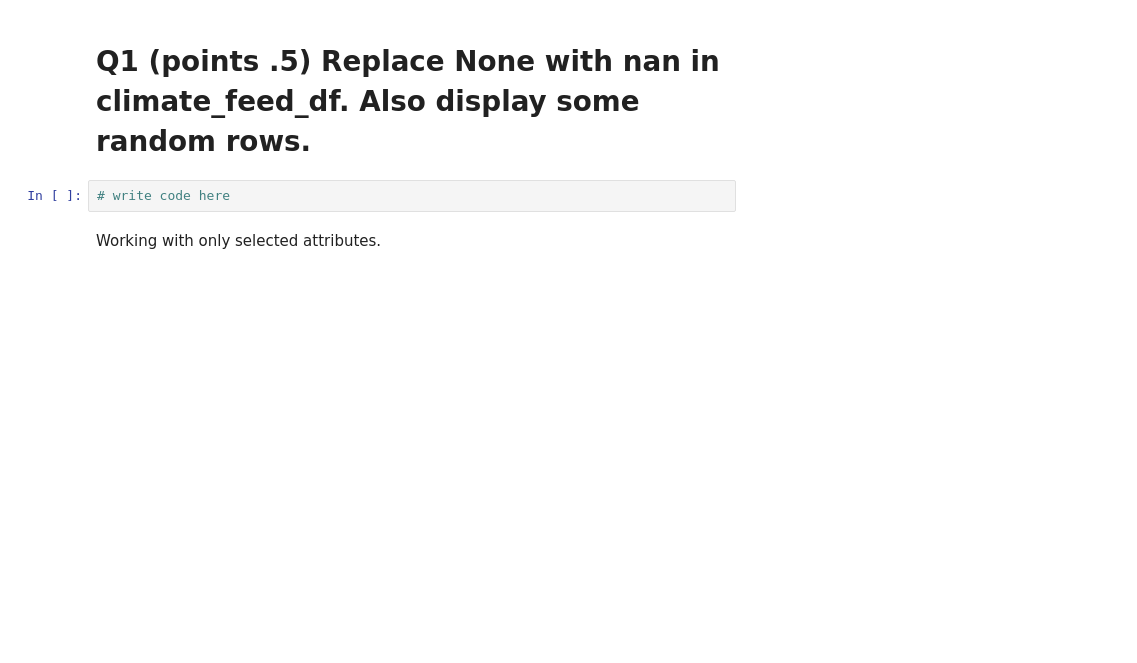
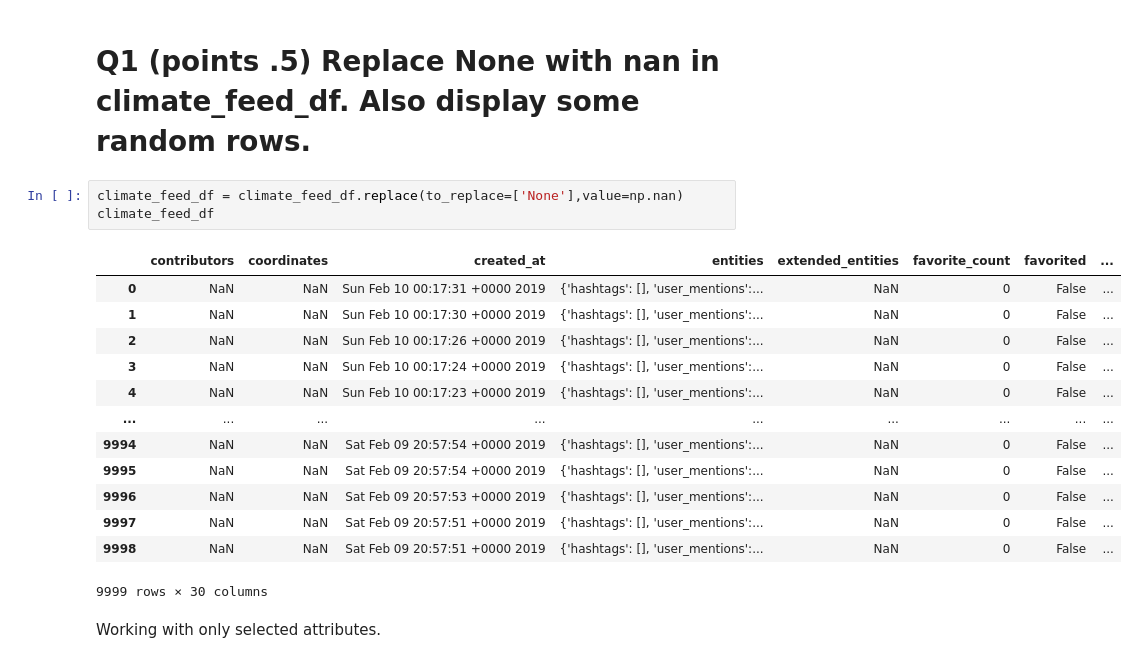
Before and after one commit to bhershdu/du_4447_homework, a Jupyter notebook: week_06/hw6_tweet_cleanup_questions.ipynb, the cells around one changed output. Drawn from its saved outputs; the diff is of its cells as text; blank space fills up the shorter version.

```diff
--- a/week_06/hw6_tweet_cleanup_questions.ipynb
+++ b/week_06/hw6_tweet_cleanup_questions.ipynb
@@ -96,8 +99,23 @@ user_id                        int64
 dtype: object
 # %% [markdown]
 # Q1 (points .5) Replace None with nan in climate_feed_df. Also display some random rows.
-# %%
-# write code here
+# %%
+climate_feed_df = climate_feed_df.replace(to_replace=['None'],value=np.nan)
+climate_feed_df
+# %% [output]
+|  | contributors | coordinates | created_at | entities | extended_entities | favorite_count | favorited | ... |
+| 0 | NaN | NaN | Sun Feb 10 00:17:31 +0000 2019 | {'hashtags': [], 'user_mentions':... | NaN | 0 | False | ... |
+| 1 | NaN | NaN | Sun Feb 10 00:17:30 +0000 2019 | {'hashtags': [], 'user_mentions':... | NaN | 0 | False | ... |
+| 2 | NaN | NaN | Sun Feb 10 00:17:26 +0000 2019 | {'hashtags': [], 'user_mentions':... | NaN | 0 | False | ... |
+| 3 | NaN | NaN | Sun Feb 10 00:17:24 +0000 2019 | {'hashtags': [], 'user_mentions':... | NaN | 0 | False | ... |
+| 4 | NaN | NaN | Sun Feb 10 00:17:23 +0000 2019 | {'hashtags': [], 'user_mentions':... | NaN | 0 | False | ... |
+| ... | ... | ... | ... | ... | ... | ... | ... | ... |
+| 9994 | NaN | NaN | Sat Feb 09 20:57:54 +0000 2019 | {'hashtags': [], 'user_mentions':... | NaN | 0 | False | ... |
+| 9995 | NaN | NaN | Sat Feb 09 20:57:54 +0000 2019 | {'hashtags': [], 'user_mentions':... | NaN | 0 | False | ... |
+| 9996 | NaN | NaN | Sat Feb 09 20:57:53 +0000 2019 | {'hashtags': [], 'user_mentions':... | NaN | 0 | False | ... |
+| 9997 | NaN | NaN | Sat Feb 09 20:57:51 +0000 2019 | {'hashtags': [], 'user_mentions':... | NaN | 0 | False | ... |
+| 9998 | NaN | NaN | Sat Feb 09 20:57:51 +0000 2019 | {'hashtags': [], 'user_mentions':... | NaN | 0 | False | ... |
+9999 rows × 30 columns
 # %% [markdown]
 Working with only selected attributes.
 # %%
```
Also changed, not shown: parts of 7 cells of this notebook.
